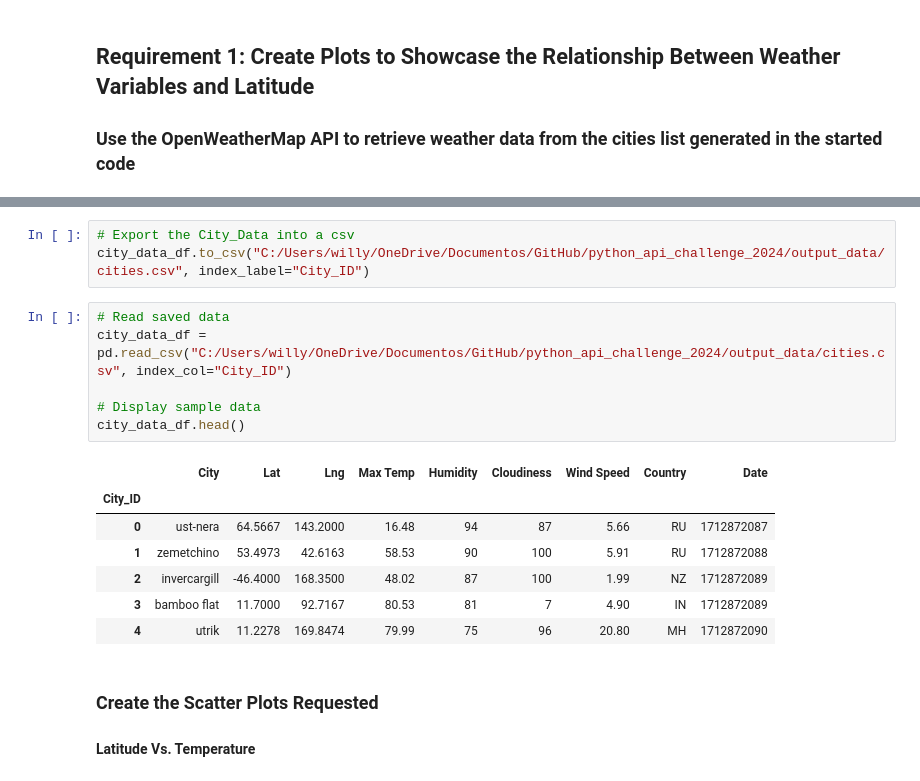
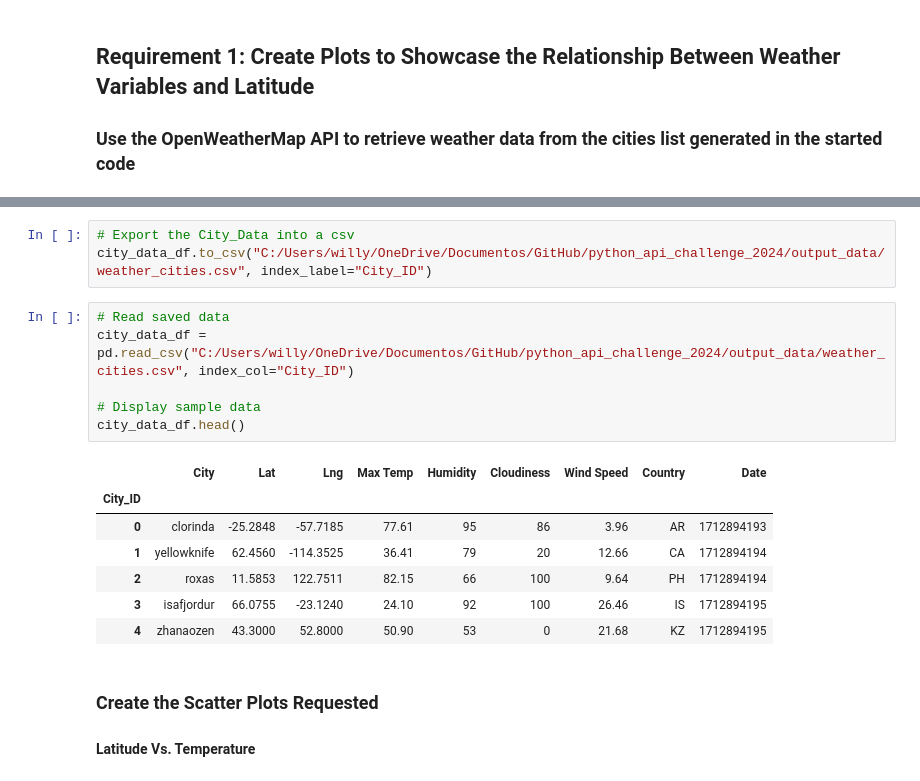
Before and after one commit to w7negreiros/python_api_challenge_2024, a Jupyter notebook: WeatherPy_VacationPy/WeatherPy.ipynb, the cells around one changed output, grey strips where cells are left out. Drawn from its saved outputs; the diff is of its cells as text.

```diff
--- a/WeatherPy_VacationPy/WeatherPy.ipynb
+++ b/WeatherPy_VacationPy/WeatherPy.ipynb
@@ -180,20 +179,20 @@ city_data_df.head()
 # %%
 # Export the City_Data into a csv
-city_data_df.to_csv("C:/Users/willy/OneDrive/Documentos/GitHub/python_api_challenge_2024/output_data/cities.csv", index_label="City_ID")
+city_data_df.to_csv("C:/Users/willy/OneDrive/Documentos/GitHub/python_api_challenge_2024/output_data/weather_cities.csv", index_label="City_ID")
 # %%
 # Read saved data
-city_data_df = pd.read_csv("C:/Users/willy/OneDrive/Documentos/GitHub/python_api_challenge_2024/output_data/cities.csv", index_col="City_ID")
+city_data_df = pd.read_csv("C:/Users/willy/OneDrive/Documentos/GitHub/python_api_challenge_2024/output_data/weather_cities.csv", index_col="City_ID")
 
 # Display sample data
 city_data_df.head()
 # %% [output]
 |  | City | Lat | Lng | Max Temp | Humidity | Cloudiness | Wind Speed | Country | Date |
 | City_ID |  |  |  |  |  |  |  |  |  |
-| 0 | ust-nera | 64.5667 | 143.2000 | 16.48 | 94 | 87 | 5.66 | RU | 1712872087 |
-| 1 | zemetchino | 53.4973 | 42.6163 | 58.53 | 90 | 100 | 5.91 | RU | 1712872088 |
-| 2 | invercargill | -46.4000 | 168.3500 | 48.02 | 87 | 100 | 1.99 | NZ | 1712872089 |
-| 3 | bamboo flat | 11.7000 | 92.7167 | 80.53 | 81 | 7 | 4.90 | IN | 1712872089 |
-| 4 | utrik | 11.2278 | 169.8474 | 79.99 | 75 | 96 | 20.80 | MH | 1712872090 |
+| 0 | clorinda | -25.2848 | -57.7185 | 77.61 | 95 | 86 | 3.96 | AR | 1712894193 |
+| 1 | yellowknife | 62.4560 | -114.3525 | 36.41 | 79 | 20 | 12.66 | CA | 1712894194 |
+| 2 | roxas | 11.5853 | 122.7511 | 82.15 | 66 | 100 | 9.64 | PH | 1712894194 |
+| 3 | isafjordur | 66.0755 | -23.1240 | 24.10 | 92 | 100 | 26.46 | IS | 1712894195 |
+| 4 | zhanaozen | 43.3000 | 52.8000 | 50.90 | 53 | 0 | 21.68 | KZ | 1712894195 |
 # %% [markdown]
 ### Create the Scatter Plots Requested
 
```
Also changed, not shown: parts of 4 cells of this notebook, 2 other files.
